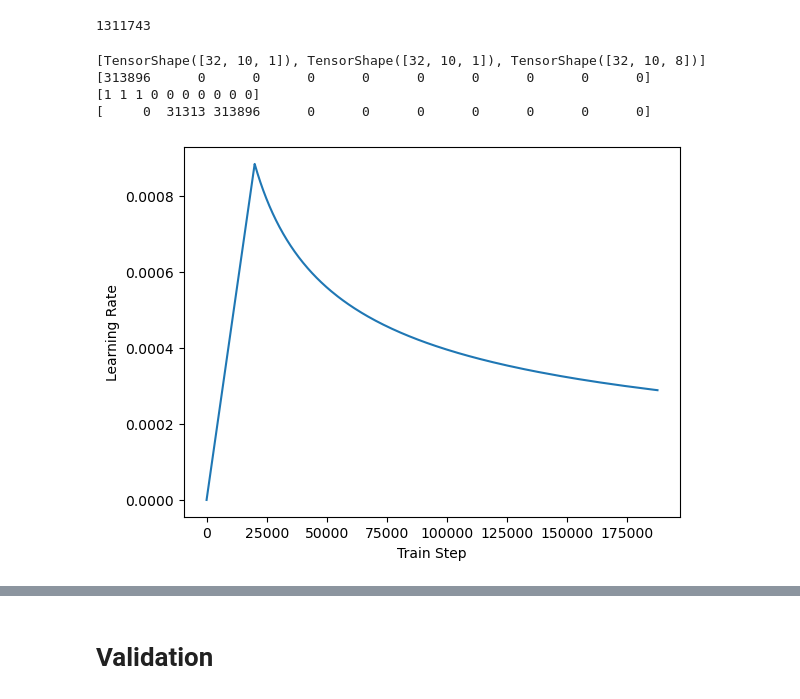
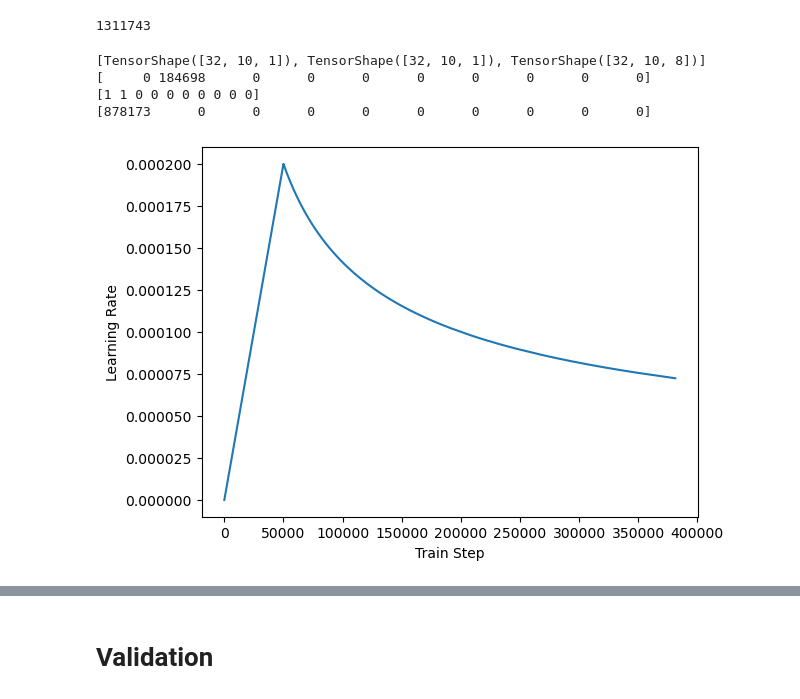
Before and after one commit to EnricRovira/025_Kaggle-OTTO-Recsys-2022, a Jupyter notebook: 1_Scripts/1_Model_v0.3.ipynb, the cells around one changed output, grey strips where cells are left out. Drawn from its saved outputs; the diff is of its cells as text; code cells hidden in the pictures.

```diff
--- a/1_Scripts/1_Model_v0.3.ipynb
+++ b/1_Scripts/1_Model_v0.3.ipynb
@@ -285,11 +286,11 @@ class Bert4RecDataLoader:
 list_paths = ['../tfrecords/tfrecords_v0.3/na_split=train/' + x for x in os.listdir('../tfrecords/tfrecords_v0.3/na_split=train')]
 
 dataloader = Bert4RecDataLoader(list_paths,
-                                     num_items=1_855_603,
+                                     num_items=NUM_ITEMS,
                                      seq_len=10,
                                      seq_len_target=None,
                                      batch_size=32,
-                                     mask_prob=0.35,
+                                     mask_prob=0.4,
                                      reverse_prob=0.2,
                                      get_session=False,
                                      is_val=False,
@@ -316,16 +317,16 @@ for batch in tqdm(dataloader):
 
 print([x.shape for x in features])
 
-idx = 6
+idx = 0
 print(seq_items[idx].numpy().flatten())
 print(seq_type[idx].numpy().flatten())
 print(target[idx].numpy().flatten())
 # print(type_target[idx].numpy().flatten())
 # %% [output]
 [TensorShape([32, 10, 1]), TensorShape([32, 10, 1]), TensorShape([32, 10, 8])]
-[313896      0      0      0      0      0      0      0      0      0]
-[1 1 1 0 0 0 0 0 0 0]
-[     0  31313 313896      0      0      0      0      0      0      0]
+[     0 184698      0      0      0      0      0      0      0      0]
+[1 1 0 0 0 0 0 0 0 0]
+[878173      0      0      0      0      0      0      0      0      0]
 # %%
 class EmbeddingTransposed(tf.keras.layers.Layer):
     def __init__(self, tied_to=None, activation=None, **kwargs):
@@ -514,13 +515,13 @@ def recall_top_k(top_k=1):
     recall.__name__ = f'recall_{top_k}'
     return recall
 # %%
-tmp_lr = CustomSchedule(64, 20_000)
-plt.plot(tmp_lr(tf.range(12_000_000 // 64, dtype=tf.float32)))
+tmp_lr = CustomSchedule(500, 50_000)
+plt.plot(tmp_lr(tf.range(12_200_000 // 32, dtype=tf.float32)))
 plt.ylabel('Learning Rate')
 plt.xlabel('Train Step')
 plt.plot();
 # %% [output]
-[figure, old version]
+[figure, new version]
 # %%
 class BERT4REC_CONFIG:
     num_items = NUM_ITEMS
```
Also changed, not shown: parts of 3 cells of this notebook.
